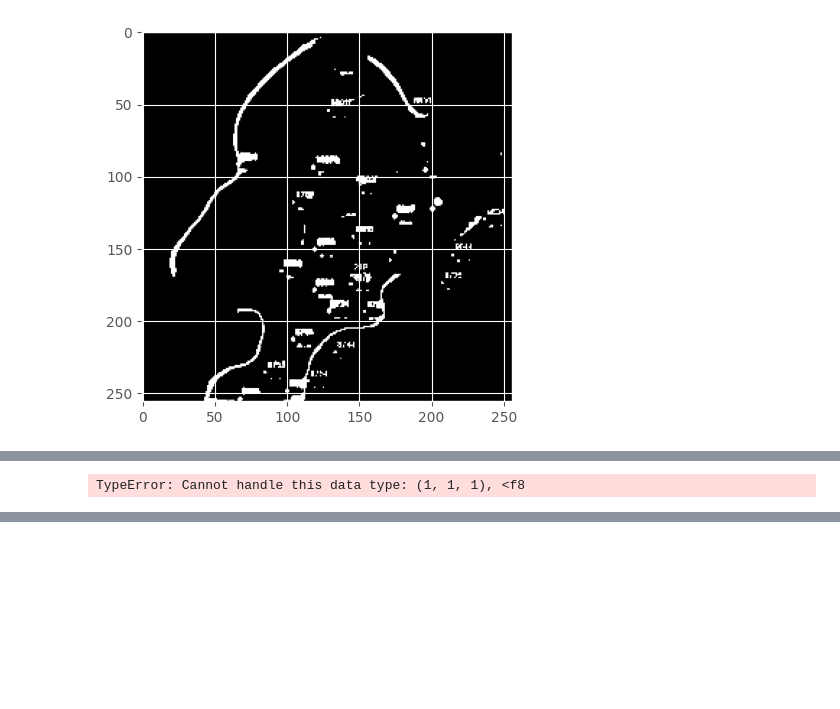
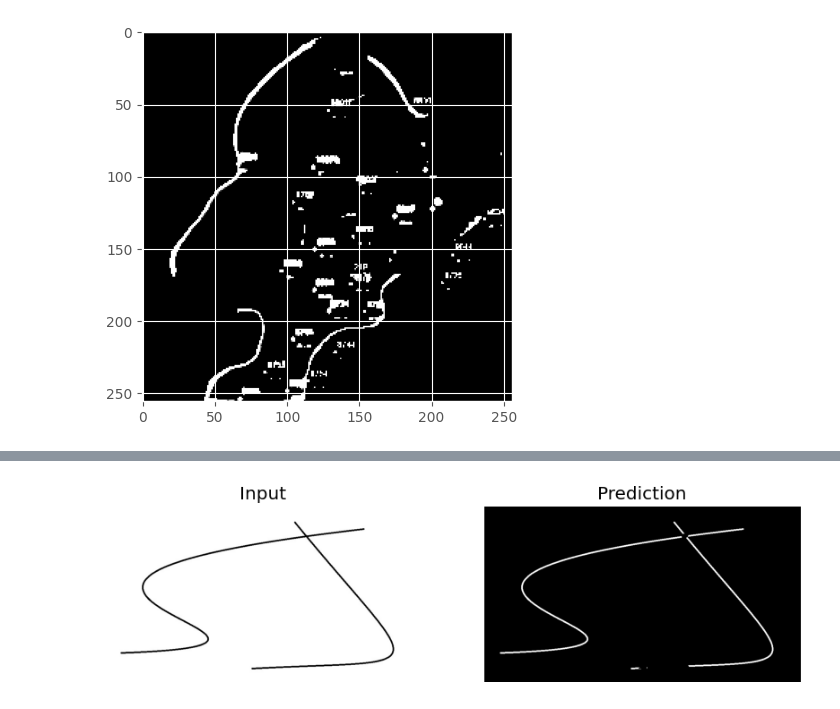
Before and after one commit to nebrosarth/Raster-Map, a Jupyter notebook: Raster-Map-data-and-code/code/test_single_image.ipynb, the cells around one changed output, grey strips where cells are left out. Cells and saved outputs as stored; diff of their text form; code cells hidden in the pictures; blank space fills up the shorter version.

Commit message:
Add function predict_image() to test single image

```diff
--- a/Raster-Map-data-and-code/code/test_single_image.ipynb
+++ b/Raster-Map-data-and-code/code/test_single_image.ipynb
@@ -124,14 +135,9 @@ def split_image(img, patch_size):
     patches = []
     x_count = img.shape[0] // patch_size
     y_count = img.shape[1] // patch_size
-    print(x_count, y_count)
     for i in range(x_count):
         for j in range(y_count):
             patch = img[i * patch_size:(i + 1) * patch_size, j * patch_size:(j + 1) * patch_size]
             patches.append(patch)
-    return np.array(patches)
+    result = np.array(patches)
+    return result
-# %%
-X = np.zeros((1, 256, 256, 1), dtype=np.float32)
-X[0, ..., 0] = img.squeeze() / 255
-pred = model.predict(X)
-plt.imshow(pred.squeeze(), cmap="gray")
@@ -142,2 +143,0 @@ plt.imshow(pred.squeeze(), cmap="gray")
-# %%
-patches = split_image(img, 256)
@@ -210,4 +152,0 @@ from PIL import Image
-# %%
-reconstructed_img = Image.fromarray(reconstructed_img)
-# %% [output]
-TypeError: Cannot handle this data type: (1, 1, 1), <f8
@@ -217,19 +153,53 @@ reconstructed_img = reconstructed_img.convert('L')
+# %%
+# make X from array of patches
+def make_X(patches):
+    patches = resize(patches, (len(patches), 256, 256, 1), mode='constant', preserve_range=True)
+    X = np.zeros((len(patches), 256, 256, 1), dtype=np.float32)
+    for i in range(len(patches)):
+        X[i, ..., 0] = patches[i].squeeze() / 255
+    return X
 # %%
+from PIL import ImageOps
+
+reconstructed_img = None
+
+
 def predict_image(img_path, model):
+    global reconstructed_img
     patch_size = 256
-    img = load_img(img_path, color_mode="grayscale")
-    img = np.array(img)
+    img = load_img(img_path)
+
+    original_size = img.size
+
+    x_patch_count = -(-img.size[0] // patch_size)
+    y_patch_count = -(-img.size[1] // patch_size)
+
+    img = ImageOps.expand(img, (0, 0, patch_size - img.size[0] % patch_size, patch_size - img.size[1] % patch_size), fill="white")
+
+    img = img_to_array(img)
+
     patches = split_image(img, patch_size)
-    pred_patches = model.predict(patches)
+
+    X = make_X(patches)
+
+    pred_patches = model.predict(X)
+
     reconstructed_img = reconstruct_image(pred_patches, img.shape)
-    # plot predicted and true image
+    # Rescale it to 0-255
+    reconstructed_img = (reconstructed_img - np.min(reconstructed_img)) / (
+            np.max(reconstructed_img) - np.min(reconstructed_img)) * 255
+
+    reconstructed_img = reconstructed_img[:original_size[1], :original_size[0]]
+    img = img[:original_size[1], :original_size[0]]
+
     fig, ax = plt.subplots(1, 2, figsize=(10, 15))
-    ax[0].imshow(img, cmap="gray")
+    fig.set_facecolor("white")
+    ax[0].imshow(img.astype(np.uint8), cmap="gray", vmin=0, vmax=255)
     ax[0].set_title("Input")
-
-    ax[1].imshow(reconstructed_img, cmap="gray")
+    ax[1].imshow(reconstructed_img.astype(np.uint8), cmap="gray", vmin=0, vmax=255)
     ax[1].set_title("Prediction")
 
     for a in ax:
         a.axis("off")
-    plt.show()
+predict_image('../training_dataset/tianditu/test/custom/Screenshot_1.jpg', model)
+# %% [output]
@@ -235,0 +207 @@ def predict_image(img_path, model):
+[figure, added]
```
Also changed, not shown: parts of 25 cells of this notebook, 3 other files.
